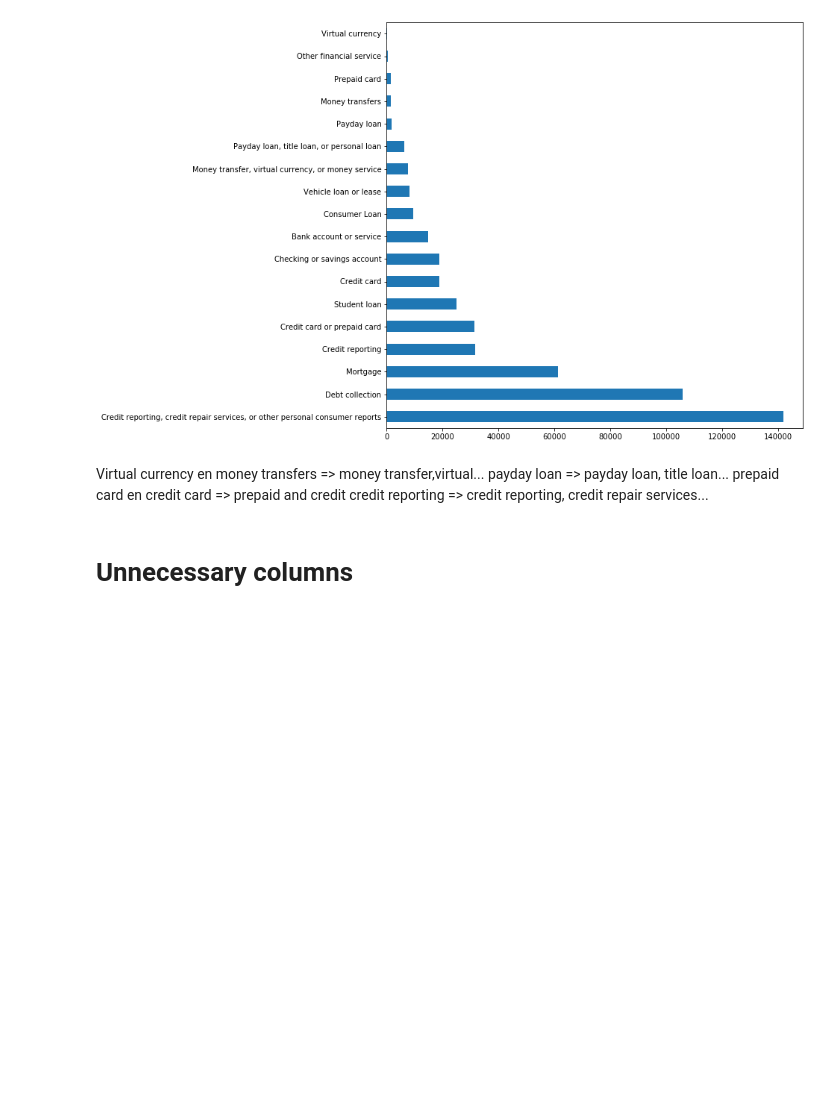
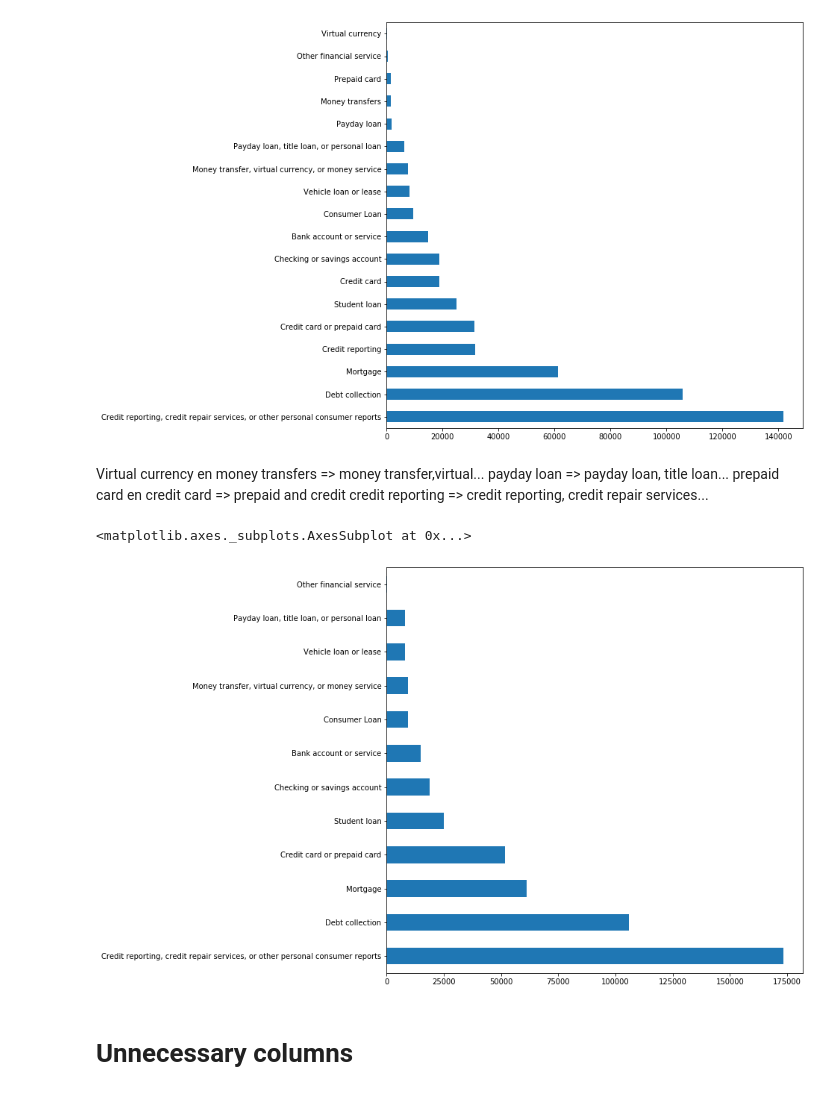
Before and after one commit to ManuSchoenmakers/MachineLearningComplaints, a Jupyter notebook: ProjectSprint1.ipynb, the cells around one changed output. Drawn from its saved outputs; the diff is of its cells as text; code cells hidden in the pictures; blank space fills up the shorter version.

```diff
--- a/ProjectSprint1.ipynb
+++ b/ProjectSprint1.ipynb
@@ -96,6 +103,21 @@ Virtual currency en money transfers => money transfer,virtual...
 payday loan => payday loan, title loan...
 prepaid card en credit card => prepaid and credit
 credit reporting => credit reporting, credit repair services...
+# %%
+data["Product"].replace(to_replace="Virtual currency",value="Money transfer, virtual currency, or money service",inplace=True)
+data["Product"].replace(to_replace="Money transfers",value="Money transfer, virtual currency, or money service",inplace=True)
+
+data["Product"].replace(to_replace="Payday loan",value="Payday loan, title loan, or personal loan",inplace=True)
+data["Product"].replace(to_replace="Prepaid card",value="Credit card or prepaid card",inplace=True)
+data["Product"].replace(to_replace="Credit card",value="Credit card or prepaid card",inplace=True)
+
+data["Product"].replace(to_replace="Credit reporting",value="Credit reporting, credit repair services, or other personal consumer reports",inplace=True)
+
+plt.figure(figsize=(10,10))
+data["Product"].value_counts().plot(kind="barh")
+# %% [output]
+<matplotlib.axes._subplots.AxesSubplot at 0x...>
+[figure, added]
 # %% [markdown]
 # Unnecessary columns
 # %%
```
Also changed, not shown: parts of 11 cells of this notebook.
